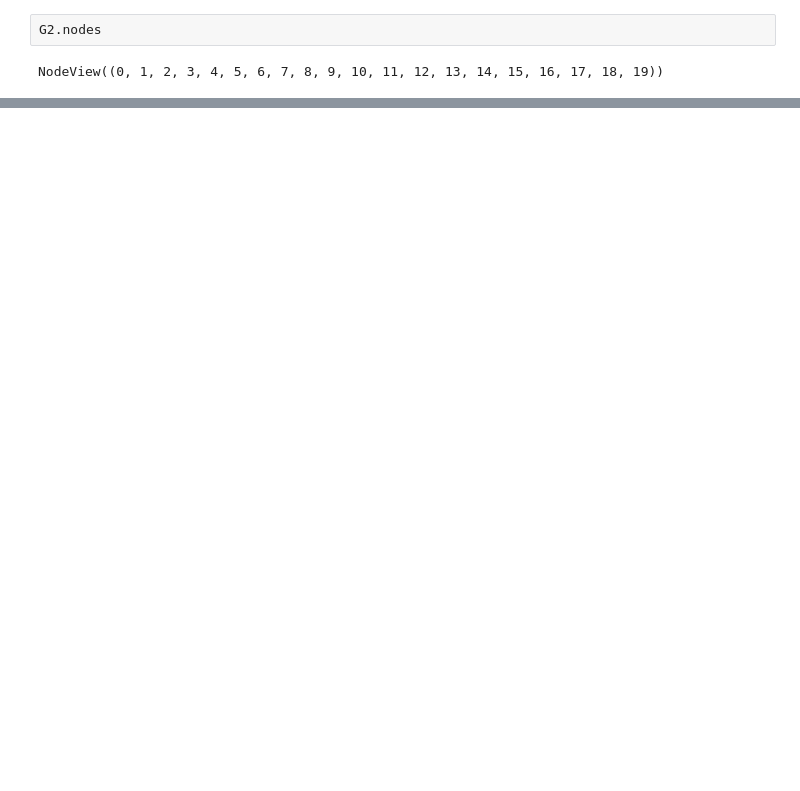
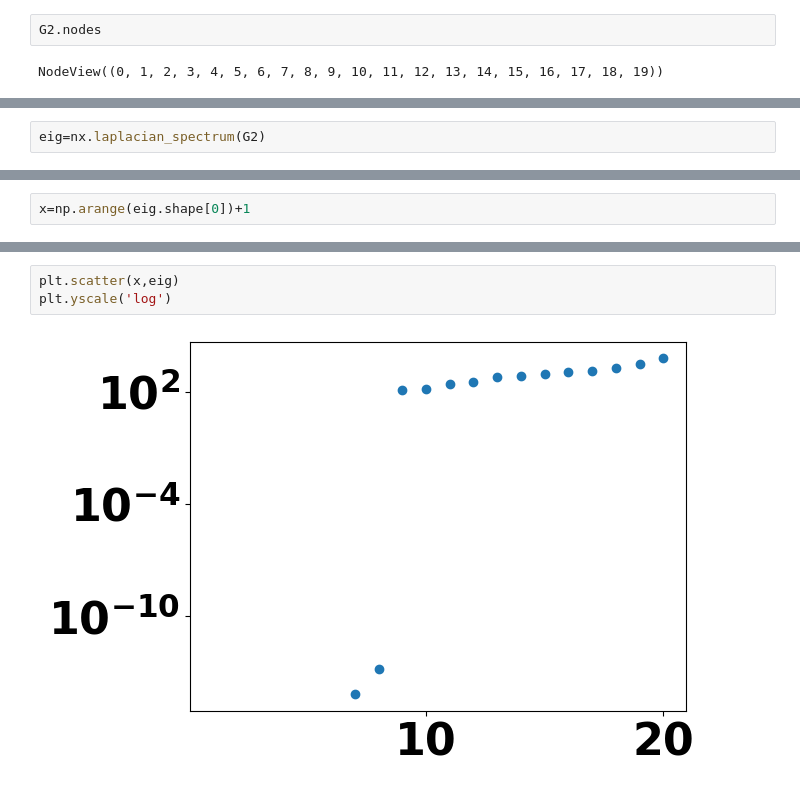
Before and after one commit to RenHLi/MATH3888, a Jupyter notebook: class_network.ipynb, the cells around one changed output, grey strips where cells are left out. Cells and saved outputs as stored; diff of their text form; blank space fills up the shorter version.

```diff
--- a/class_network.ipynb
+++ b/class_network.ipynb
@@ -512,0 +520,2 @@ NodeView((0, 1, 2, 3, 4, 5, 6, 7, 8, 9, 10, 11, 12, 13, 14, 15, 16, 17, 18, 19))
+# %%
+eig=nx.laplacian_spectrum(G2)
@@ -512,0 +530,2 @@ NodeView((0, 1, 2, 3, 4, 5, 6, 7, 8, 9, 10, 11, 12, 13, 14, 15, 16, 17, 18, 19))
+# %%
+x=np.arange(eig.shape[0])+1
@@ -512,0 +542,5 @@ NodeView((0, 1, 2, 3, 4, 5, 6, 7, 8, 9, 10, 11, 12, 13, 14, 15, 16, 17, 18, 19))
+# %%
+plt.scatter(x,eig)
+plt.yscale('log')
+# %% [output]
+[figure, added]
```
Also changed, not shown: parts of 24 cells of this notebook.
